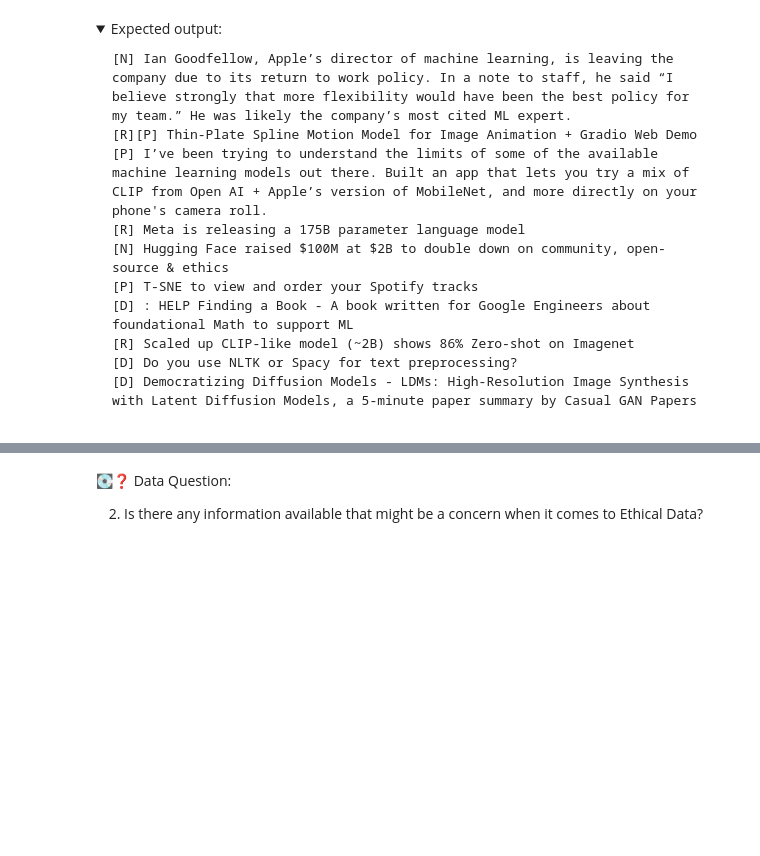
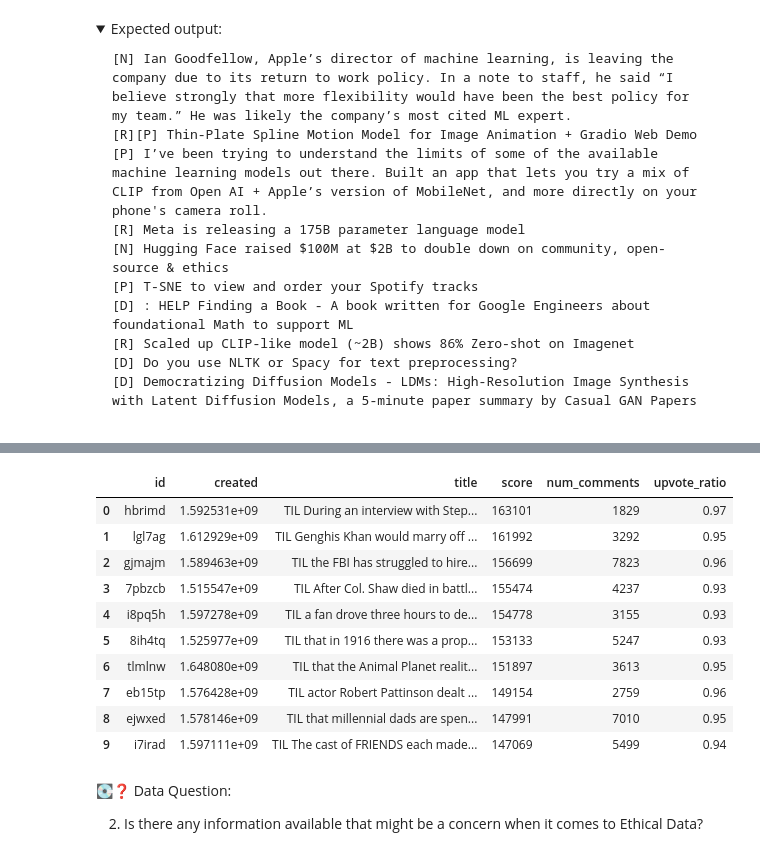
Before and after one commit to curtpond/MLE-10, a Jupyter notebook: assignments/week-03-reddit-sentiment-analysis/nb/analyze-sentiment-subreddit.ipynb, the cells around one changed output, grey strips where cells are left out. Saved outputs shown, nothing was run; the diff lists cells and outputs as text; code cells hidden in the pictures; folded sections open; blank space fills up the shorter version.

Commit message:
Reviewed PRAW docs and added additional pieces of information to review.

```diff
--- a/assignments/week-03-reddit-sentiment-analysis/nb/analyze-sentiment-subreddit.ipynb
+++ b/assignments/week-03-reddit-sentiment-analysis/nb/analyze-sentiment-subreddit.ipynb
@@ -214,9 +216,3 @@ TIL The cast of FRIENDS each made $1M per episode in the final two seasons and n
 #### 2. Top 10 Posts of This Week
 # %% [markdown]
 What are the titles of the top 10 posts of **this week** from your favorite subreddit?
-# %%
-# the previous cell returns documentation for using the .top method.
-# use the .top method to get the top 10 posts from the subreddit
-toptdil_posts = reddit.subreddit('MachineLearning').hot(limit=10)
-for post in ml_posts:
-    print(post.title)
@@ -224,0 +219,5 @@ for post in ml_posts:
+# %%
+# output can be validated here: https://www.reddit.com/r/todayilearned/top/?t=week
+tdil_topweek_posts = subreddit.top(time_filter='week', limit=10)
+for post in tdil_topweek_posts:
+    print(post.title)
@@ -249,3 +263,43 @@ Write a sample piece of code below extracting three additional pieces of informa
+# %%
+# Additional information
+import pandas as pd
+
+tdil_posts = []
+for post in subreddit.top(limit=10):
+    tdil_posts.append(
+    [   post.id,
+        post.created,
+        post.title,
+        post.score,
+        post.num_comments,
+        post.upvote_ratio
+    ]
+        )
+posts = pd.DataFrame(
+    tdil_posts,
+    columns=
+    [
+        'id',
+        'created',
+        'title',
+        'score',
+        'num_comments',
+        'upvote_ratio'
+    ]
+)
+posts.head(10)
+# %% [output]
+|  | id | created | title | score | num_comments | upvote_ratio |
+| 0 | hbrimd | 1.592531e+09 | TIL During an interview with Step... | 163101 | 1829 | 0.97 |
+| 1 | lgl7ag | 1.612929e+09 | TIL Genghis Khan would marry off ... | 161992 | 3292 | 0.95 |
+| 2 | gjmajm | 1.589463e+09 | TIL the FBI has struggled to hire... | 156699 | 7823 | 0.96 |
+| 3 | 7pbzcb | 1.515547e+09 | TIL After Col. Shaw died in battl... | 155474 | 4237 | 0.93 |
+| 4 | i8pq5h | 1.597278e+09 | TIL a fan drove three hours to de... | 154778 | 3155 | 0.93 |
+| 5 | 8ih4tq | 1.525977e+09 | TIL that in 1916 there was a prop... | 153133 | 5247 | 0.93 |
+| 6 | tlmlnw | 1.648080e+09 | TIL that the Animal Planet realit... | 151897 | 3613 | 0.95 |
+| 7 | eb15tp | 1.576428e+09 | TIL actor Robert Pattinson dealt ... | 149154 | 2759 | 0.96 |
+| 8 | ejwxed | 1.578146e+09 | TIL that millennial dads are spen... | 147991 | 7010 | 0.95 |
+| 9 | i7irad | 1.597111e+09 | TIL The cast of FRIENDS each made... | 147069 | 5499 | 0.94 |
 # %% [markdown]
 💽❓ Data Question:
 
```
Also changed, not shown: parts of 5 cells of this notebook.
